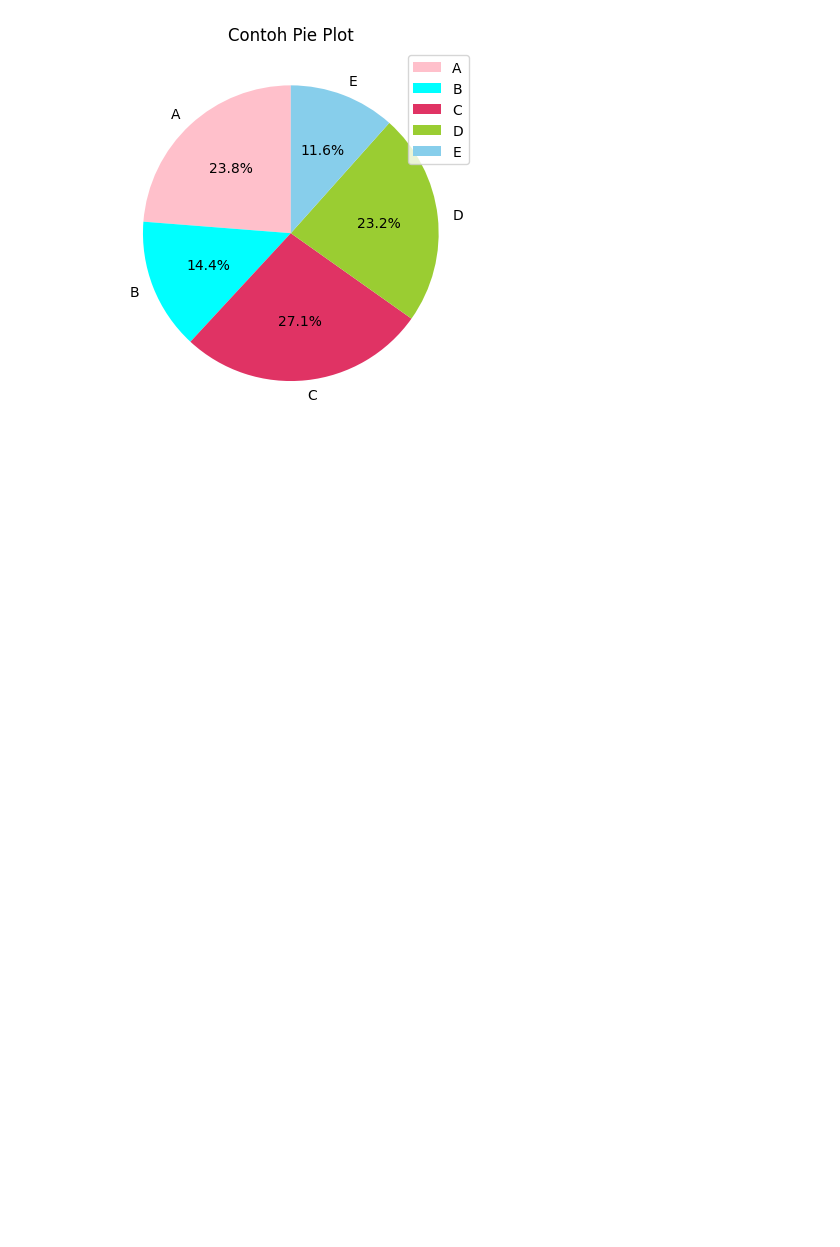
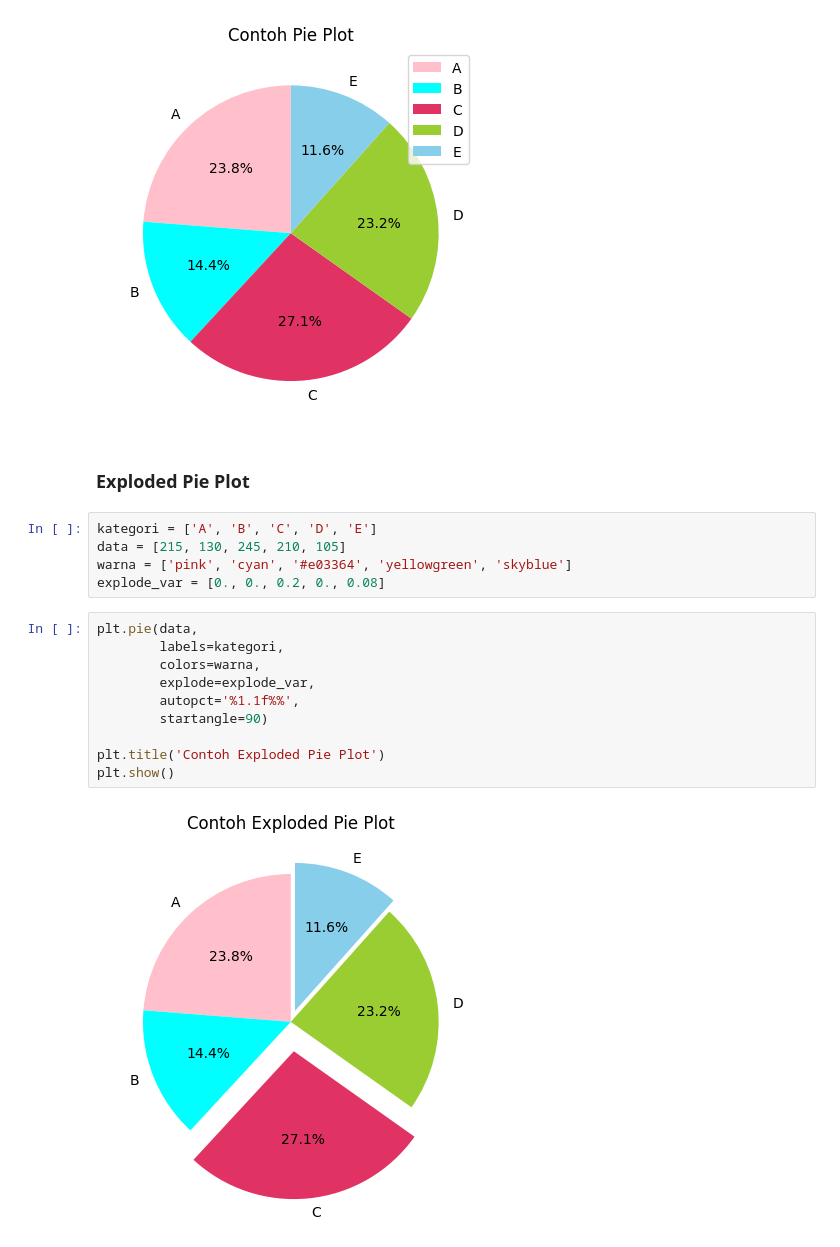
Before and after one commit to LatiefDataVisionary/matplotlib-with-indonesia-belajar, a Jupyter notebook: Matplotlib_06_Belajar_Pie_Plot_|_Pie_Chart.ipynb, the cells around one changed output. Saved outputs shown, nothing was run; the diff lists cells and outputs as text; blank space fills up the shorter version.

Commit message:
Exploded Pie Plot

```diff
--- a/Matplotlib_06_Belajar_Pie_Plot_|_Pie_Chart.ipynb
+++ b/Matplotlib_06_Belajar_Pie_Plot_|_Pie_Chart.ipynb
@@ -52,3 +52,22 @@ plt.title('Contoh Pie Plot')
 plt.show()
 # %% [output]
 [figure]
+# %% [markdown]
+### **Exploded Pie Plot**
+# %%
+kategori = ['A', 'B', 'C', 'D', 'E']
+data = [215, 130, 245, 210, 105]
+warna = ['pink', 'cyan', '#e03364', 'yellowgreen', 'skyblue']
+explode_var = [0., 0., 0.2, 0., 0.08]
+# %%
+plt.pie(data,
+        labels=kategori,
+        colors=warna,
+        explode=explode_var,
+        autopct='%1.1f%%',
+        startangle=90)
+
+plt.title('Contoh Exploded Pie Plot')
+plt.show()
+# %% [output]
+[figure, added]
```
